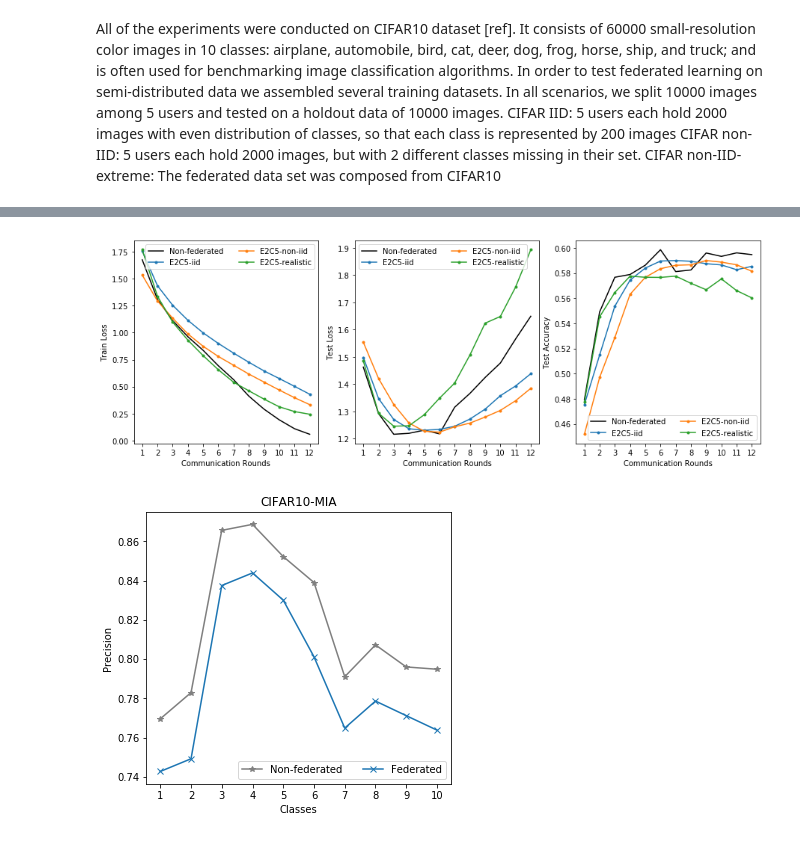
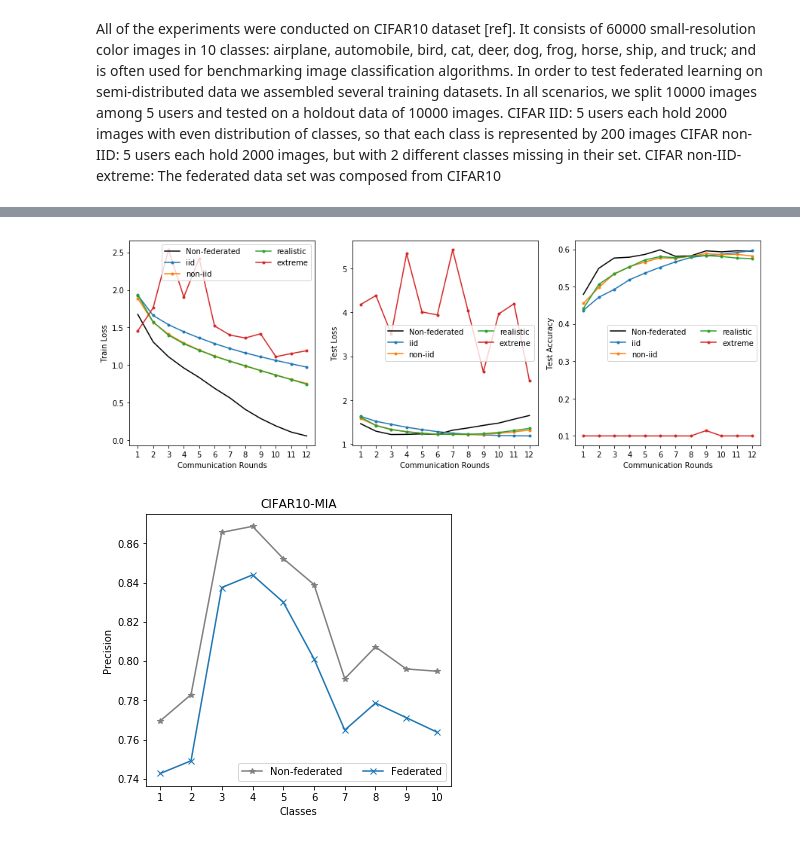
Before and after one commit to abogdanova/FedMed, a Jupyter notebook: Experiments.ipynb, the cells around one changed output, grey strips where cells are left out. Saved outputs shown, nothing was run; the diff lists cells and outputs as text; code cells hidden in the pictures.

```diff
--- a/Experiments.ipynb
+++ b/Experiments.ipynb
@@ -246,50 +256,53 @@ plt.figure(figsize=(15,5))
 
 plt.subplot(1,3,1)
 plt.plot(NFTrain, color="black", markersize = 6, label="Non-federated", linestyle='-')
-plt.plot(iE2C5Train, marker='o',label='E2C5-iid', markersize = 3, linestyle='-')
-plt.plot(nE2C5Train, marker='o',label='E2C5-non-iid', markersize = 3, linestyle='-')
-plt.plot(rE2C5Train, marker='o',label='E2C5-realistic', markersize = 3, linestyle='-')
-# plt.plot(iE3C5Train, marker='+',color='blue', label='E3C4-iid', markersize = 6)
-# plt.plot(nE3C5Train, marker='+',color='green',label='E3C4-non-iid', markersize = 6)
-# plt.plot(rE3C5Train, marker='+',color='grey',label='E3C4-realistic', markersize = 6)
+plt.plot(iE1C5Train, marker='o',label='iid', markersize = 3, linestyle='-')
+plt.plot(nE1C5Train, marker='o',label='non-iid', markersize = 3, linestyle='-')
+plt.plot(rE1C5Train, marker='o',label='realistic', markersize = 3, linestyle='-')
+plt.plot(xE1C5Train, marker='o',label='extreme', markersize = 3, linestyle='-')
+# plt.plot(xE1C5Train, marker='+',color='blue', label='E1C5-x', markersize = 6)
+# plt.plot(nE2C5Train, marker='+',color='green',label='E2C4-non-iid', markersize = 6)
+# plt.plot(xE2C5Train, marker='+',color='grey',label='E2C5-x', markersize = 6)
 plt.xticks(np.arange(1, 13, step=1))
 plt.ylabel('Train Loss')
 plt.xlabel('Communication Rounds')
 plt.legend(ncol=2)
 
 
 plt.subplot(1,3,2)
 plt.plot(NFTest, color="black", label="Non-federated", linestyle='-')
-plt.plot(iE2C5Test, marker='o',label='E2C5-iid',  markersize = 3)
-plt.plot(nE2C5Test, marker='o',label='E2C5-non-iid', markersize = 3)
-plt.plot(rE2C5Test, marker='o',label='E2C5-realistic', markersize = 3)
+plt.plot(iE1C5Test, marker='o',label='iid', markersize = 3, linestyle='-')
+plt.plot(nE1C5Test, marker='o',label='non-iid', markersize = 3, linestyle='-')
+plt.plot(rE1C5Test, marker='o',label='realistic', markersize = 3, linestyle='-')
+plt.plot(xE1C5Test, marker='o',label='extreme', markersize = 3, linestyle='-')
 # plt.plot(iE3C5Test, marker='+',color='blue',label='E2C4-iid',  markersize = 6)
 # plt.plot(nE3C5Test, marker='+',color='green',label='E2C4-non-iid', markersize = 6)
 # plt.plot(rE3C5Test, marker='+',color='grey',label='E2C4-realistic', markersize = 6)
 plt.xticks(np.arange(1, 13, step=1))
 plt.ylabel('Test Loss')
 plt.xlabel('Communication Rounds')
 plt.legend(ncol=2)
 
 
 plt.subplot(1,3,3)
 plt.plot(NFAccuracy, color="black", label="Non-federated", markersize = 3)
-plt.plot(iE2C5Accuracy, marker='o',label='E2C5-iid', markersize = 3)
-plt.plot(nE2C5Accuracy, marker='o',label='E2C5-non-iid', markersize = 3)
-plt.plot(rE2C5Accuracy, marker='o',label='E2C5-realistic', markersize = 3)
+plt.plot(iE1C5Accuracy, marker='o',label='iid', markersize = 3, linestyle='-')
+plt.plot(nE1C5Accuracy, marker='o',label='non-iid', markersize = 3, linestyle='-')
+plt.plot(rE1C5Accuracy, marker='o',label='realistic', markersize = 3, linestyle='-')
+plt.plot(xE1C5Accuracy, marker='o',label='extreme', markersize = 3, linestyle='-')
 # plt.plot(iE3C5Accuracy, marker='+',color='blue',label='E2C4-iid', markersize = 6)
 # plt.plot(nE3C5Accuracy, marker='+',color='green',label='E2C4-non-iid', markersize = 6)
 # plt.plot(rE3C5Accuracy, marker='+',color='grey',label='E2C4-realistic', markersize = 6)
 plt.xticks(np.arange(1, 13, step=1))
 plt.ylabel('Test Accuracy')
 plt.xlabel('Communication Rounds')
 plt.legend(ncol=2)
 
 
 
 plt.show()
 # %% [output]
-[figure, old version]
+[figure, new version]
 # %%
 # MIA EXPERIMENT
 # Attack on non-federated model
```
Also changed, not shown: parts of 10 cells of this notebook, 2 other files.
